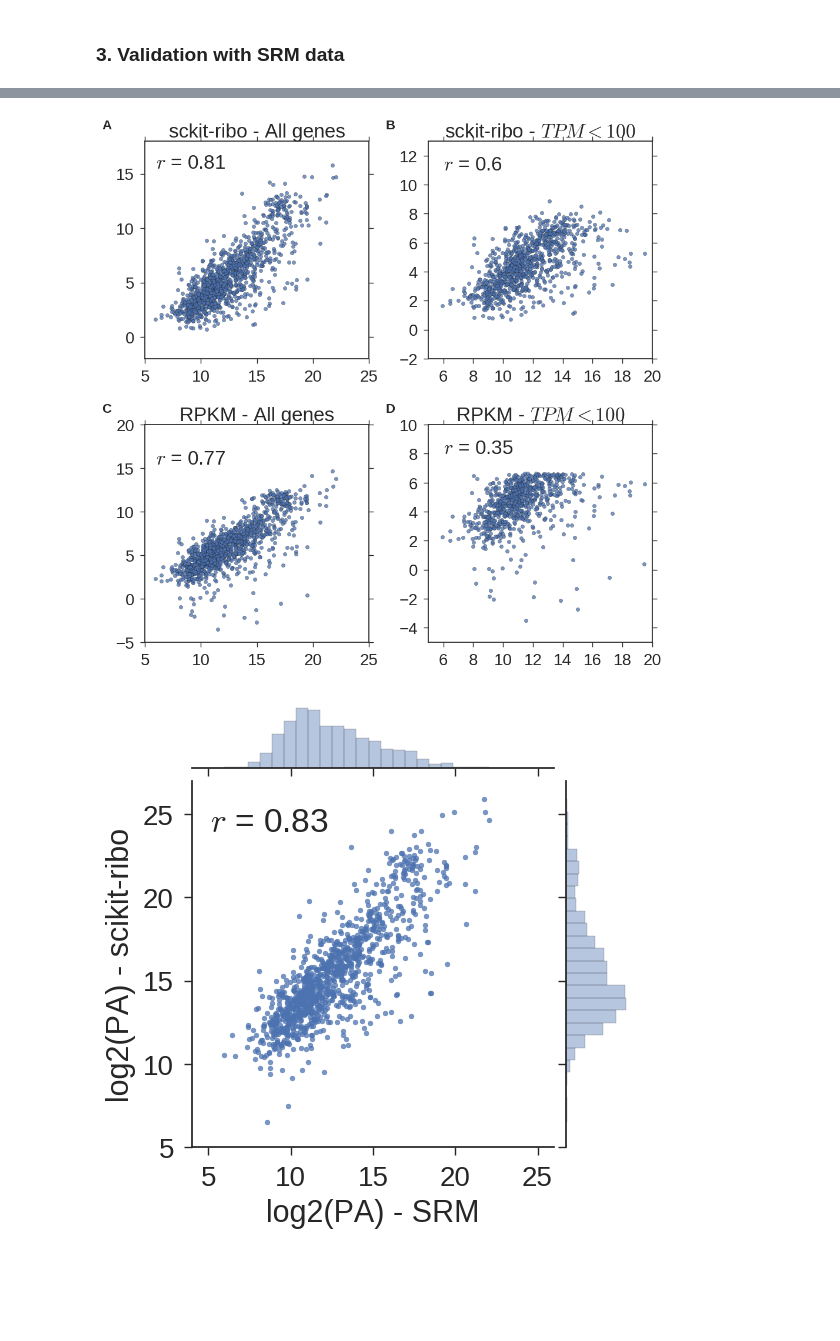
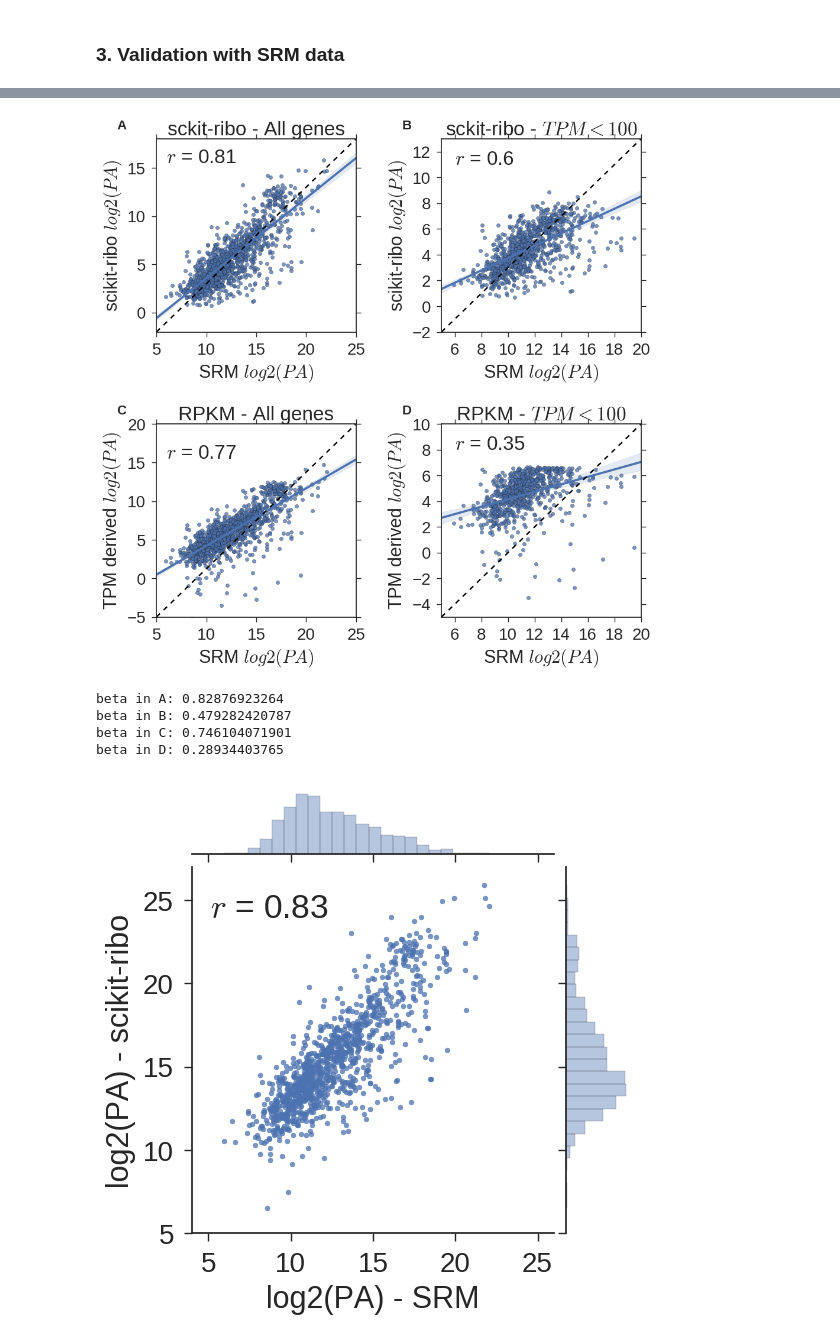
Before and after one commit to schatzlab/scikit-ribo_manuscript, a Jupyter notebook: iPythonNB/Manuscript_analysis.ipynb, the cells around one changed output, grey strips where cells are left out. Drawn from its saved outputs; the diff is of its cells as text; code cells hidden in the pictures; blank space fills up the shorter version.

```diff
--- a/iPythonNB/Manuscript_analysis.ipynb
+++ b/iPythonNB/Manuscript_analysis.ipynb
@@ -198,13 +208,13 @@ DFs["codons"]["codon_ER"] = 1 / DFs["codons"]["codon_dwell_time"]
 DFs["codons"]["tRNA_abundance"] = DFs["codons"]["tRNA_abundance"] * 100 / np.sum(DFs["codons"]["tRNA_abundance"])
 # %%
 codon_corr = round(pearsonr(DFs["codons"]["Weinberg_dwell_time"], DFs["codons"]["codon_dwell_time"])[0], 2)
-tAI_corr   = round(spearmanr(DFs["codons"]["tAI"], DFs["codons"]["codon_ER"])[0], 2)
-tRNA_corr  = round(spearmanr(DFs["codons"]["tRNA_abundance"], DFs["codons"]["codon_ER"])[0], 2)
-stAI_corr  = round(spearmanr(DFs["codons"]["stAI"], DFs["codons"]["codon_ER"])[0], 2)
-codon_corrs = [tAI_corr, tRNA_corr, stAI_corr]
+tAI_corr   = round(pearsonr(DFs["codons"]["tAI"], DFs["codons"]["codon_ER"])[0], 2)
+tRNA_corr  = round(pearsonr(DFs["codons"]["tRNA_abundance"], DFs["codons"]["codon_ER"])[0], 2)
+codonFreq_corr  = round(pearsonr(DFs["codons"]["codonNormalizedFreq"], DFs["codons"]["codon_ER"])[0], 2)
+codon_corrs = [tAI_corr, tRNA_corr, codonFreq_corr]
 print("Correlation with Weinberg et al: ", codon_corr)
 print("Correlation with tAI: ", tAI_corr)
 print("Correlation with tRNA abundance", tRNA_corr)
-print("Correlation with stAI: ", stAI_corr)
+print("Correlation with codonFreq_corr: ", codonFreq_corr)
 # %% [output]
 Correlation with Weinberg et al:  0.99
@@ -346,3 +386,17 @@ dtype: int64
+# %%
+for region in ["above", "below"]:
+    for sign in ["+", "-"]:
+        df = DFs["TE"][(DFs["TE"]["region"]==region) & (DFs["TE"]["skr_sign"]==sign)]
+        if sign == "-" and region == "above":
+            partition = "1"
+        elif sign == "-" and region == "below":
+            partition = "3"
+        elif sign == "+" and region == "above":
+            partition = "4"
+        elif sign == "+" and region == "below":
+            partition = "6"
+        df[["gene"]].to_csv(path_or_buf="../Data/genes_in_region"+ partition + ".txt",
+                            sep='\t', header=False, index=False, quoting=csv.QUOTE_NONE)
 # %%
 # log2(TE) > 2
 highTE_genes = DFs["TE"][DFs["TE"]["log2_TE_skr"] >= 2][["gene"]]
@@ -449,47 +541,87 @@ rpkm_validation_low = rpkm_validation[rpkm_validation["tpm"] < 100]
 # %%
 fig = plt.figure(figsize=(10, 10))
 
+skr_srm_corr = round(pearsonr(skr_validation["log2_protein_srm"], skr_validation["log2_protein_skr"])[0] ,2)
 ax1 = plt.subplot(2, 2, 1)
-skr_srm_corr = round(pearsonr(skr_validation["log2_protein_srm"], skr_validation["log2_protein_skr"])[0] ,2)
 ax1.scatter(x="log2_protein_srm", y="log2_protein_skr", data=skr_validation, alpha=0.75, edgecolor="k")
+sns.regplot(x="log2_protein_srm", y="log2_protein_skr", data=skr_validation, scatter=False)
 plt.xlim(5,25)
 plt.ylim(-2,18)
+ax1.set_xlabel('SRM $log2(PA)$')
+ax1.set_ylabel('scikit-ribo $log2(PA)$')
 ax1.text(6, 15.5, r"$r$ = " + str(skr_srm_corr))
 ax1.text(-0.15, 1.1, "A", transform=ax1.transAxes, fontsize=16, fontweight='bold', va='top', ha='right')
+ax1.plot([5,25], [-2,18], ls="dashed", color='black')
 ax1.set_title("sckit-ribo - All genes")
 
+skr_srm_low_corr = round(pearsonr(skr_validation_low["log2_protein_srm"], skr_validation_low["log2_protein_skr"])[0] ,2)
 ax2 = plt.subplot(2, 2, 2)
-skr_srm_low_corr = round(pearsonr(skr_validation_low["log2_protein_srm"], skr_validation_low["log2_protein_skr"])[0] ,2)
 ax2.scatter(x="log2_protein_srm", y="log2_protein_skr", data=skr_validation_low, alpha=0.75, edgecolor="k")
+sns.regplot(x="log2_protein_srm", y="log2_protein_skr", data=skr_validation_low, scatter=False)
 plt.xlim(5,20)
 plt.ylim(-2,13)
+plt.xlabel('SRM $log2(PA)$')
+plt.ylabel('scikit-ribo $log2(PA)$')
 ax2.text(6, 11, r"$r$ = " + str(skr_srm_low_corr))
 ax2.text(-0.15, 1.1, "B", transform=ax2.transAxes, fontsize=16, fontweight='bold', va='top', ha='right')
+ax2.plot([5,20], [-2,13], ls="dashed", color='black')
 ax2.set_title("sckit-ribo - $TPM<100$")
 
 rpkm_srm_corr = round(pearsonr(rpkm_validation["log2_protein_srm"], rpkm_validation["log2_protein_rpkm"])[0] ,2)
 ax3 = plt.subplot(2, 2, 3)
 ax3.scatter(x="log2_protein_srm", y="log2_protein_rpkm", data=rpkm_validation, alpha=0.75, edgecolor="k")
+sns.regplot(x="log2_protein_srm", y="log2_protein_rpkm", data=rpkm_validation, scatter=False)
 plt.xlim(5,25)
 plt.ylim(-5,20)
+plt.xlabel('SRM $log2(PA)$')
+plt.ylabel('TPM derived $log2(PA)$')
 ax3.text(6, 15.5, r"$r$ = " + str(rpkm_srm_corr))
 ax3.text(-0.15, 1.1, "C", transform=ax3.transAxes, fontsize=16, fontweight='bold', va='top', ha='right')
+ax3.plot([5,25], [-5,20], ls="dashed", color='black')
 ax3.set_title("RPKM - All genes")
 
 rpkm_srm_corr_low = round(pearsonr(rpkm_validation_low["log2_protein_srm"],
                                    rpkm_validation_low["log2_protein_rpkm"])[0] ,2)
 ax4 = plt.subplot(2, 2, 4)
 ax4.scatter(x="log2_protein_srm", y="log2_protein_rpkm", data=rpkm_validation_low, alpha=0.75, edgecolor="k")
+sns.regplot(x="log2_protein_srm", y="log2_protein_rpkm", data=rpkm_validation_low, scatter=False)
+
 plt.xlim(5,20)
 plt.ylim(-5,10)
+plt.xlabel('SRM $log2(PA)$')
+plt.ylabel('TPM derived $log2(PA)$')
 ax4.text(6, 8, r"$r$ = " + str(rpkm_srm_corr_low))
 ax4.text(-0.15, 1.1, "D", transform=ax4.transAxes, fontsize=16, fontweight='bold', va='top', ha='right')
+ax4.plot([5,20], [-5,10], ls="dashed", color='black')
 ax4.set_title("RPKM - $TPM<100$")
 
 plt.tight_layout()
 plt.savefig("../Figures/Figure5_validation.pdf")
 # %% [output]
-[figure, old version]
+[figure, new version]
+# %%
+import statsmodels.formula.api as smf
+
+mod = smf.ols(formula='log2_protein_skr ~ log2_protein_srm', data=skr_validation)
+results = mod.fit()
+print("beta in A:", results.params[1])
+
+mod = smf.ols(formula='log2_protein_skr ~ log2_protein_srm', data=skr_validation_low)
+results = mod.fit()
+print("beta in B:", results.params[1])
+
+mod = smf.ols(formula='log2_protein_rpkm ~ log2_protein_srm', data=rpkm_validation)
+results = mod.fit()
+print("beta in C:", results.params[1])
+
+mod = smf.ols(formula='log2_protein_rpkm ~ log2_protein_srm', data=rpkm_validation_low)
+results = mod.fit()
+print("beta in D:", results.params[1])
+# %% [output]
+beta in A: 0.82876923264
+beta in B: 0.479282420787
+beta in C: 0.746104071901
+beta in D: 0.28934403765
 # %%
 skr_validation = pd.merge(skr_validation, DFs[protein_degradation], on="gene")
 skr_validation["log2_protein_skr_adj"] = np.log2(skr_validation["tpm"]) + skr_validation["log2_TE"] - \
```
Also changed, not shown: parts of 10 cells of this notebook, 1 other file.
